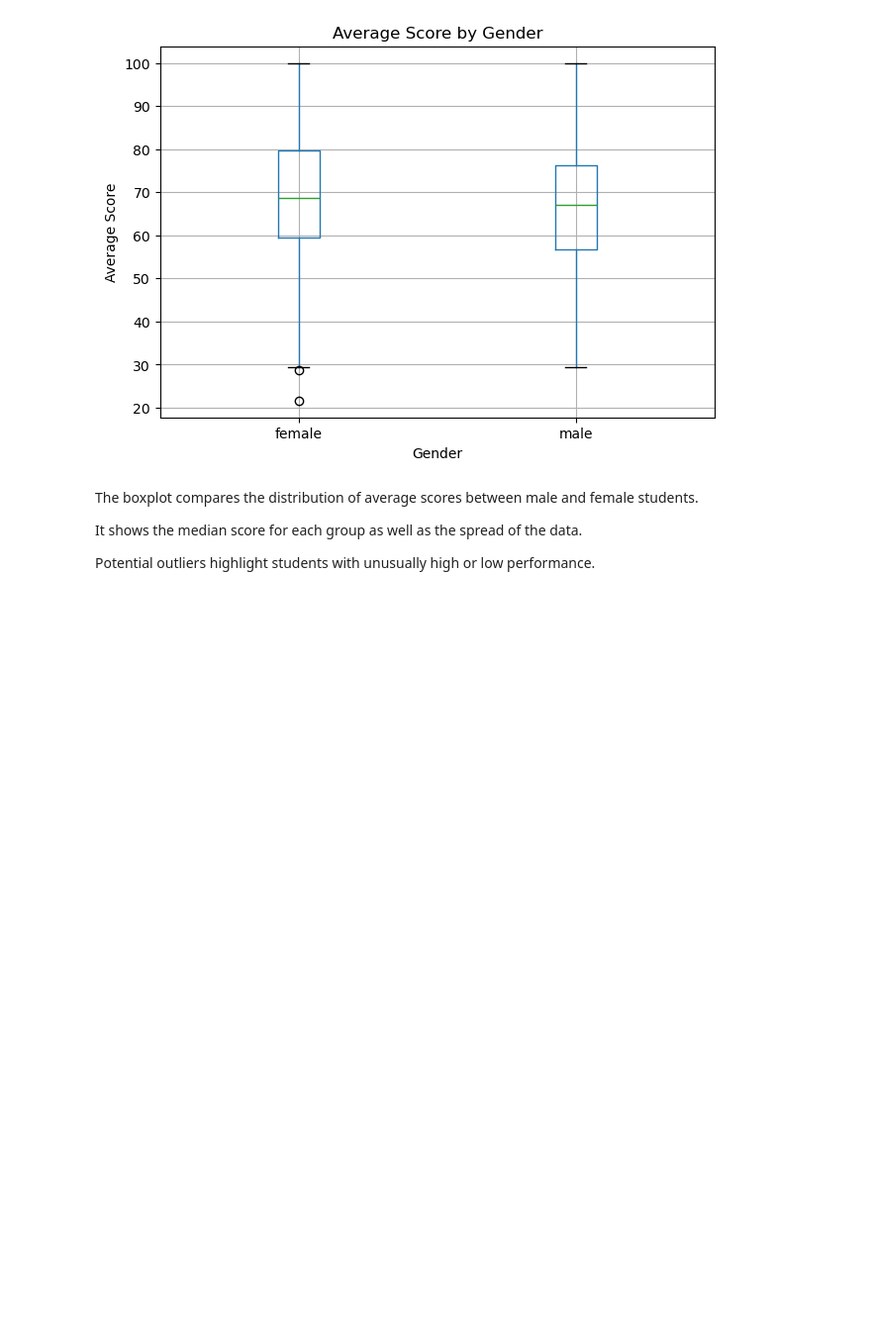
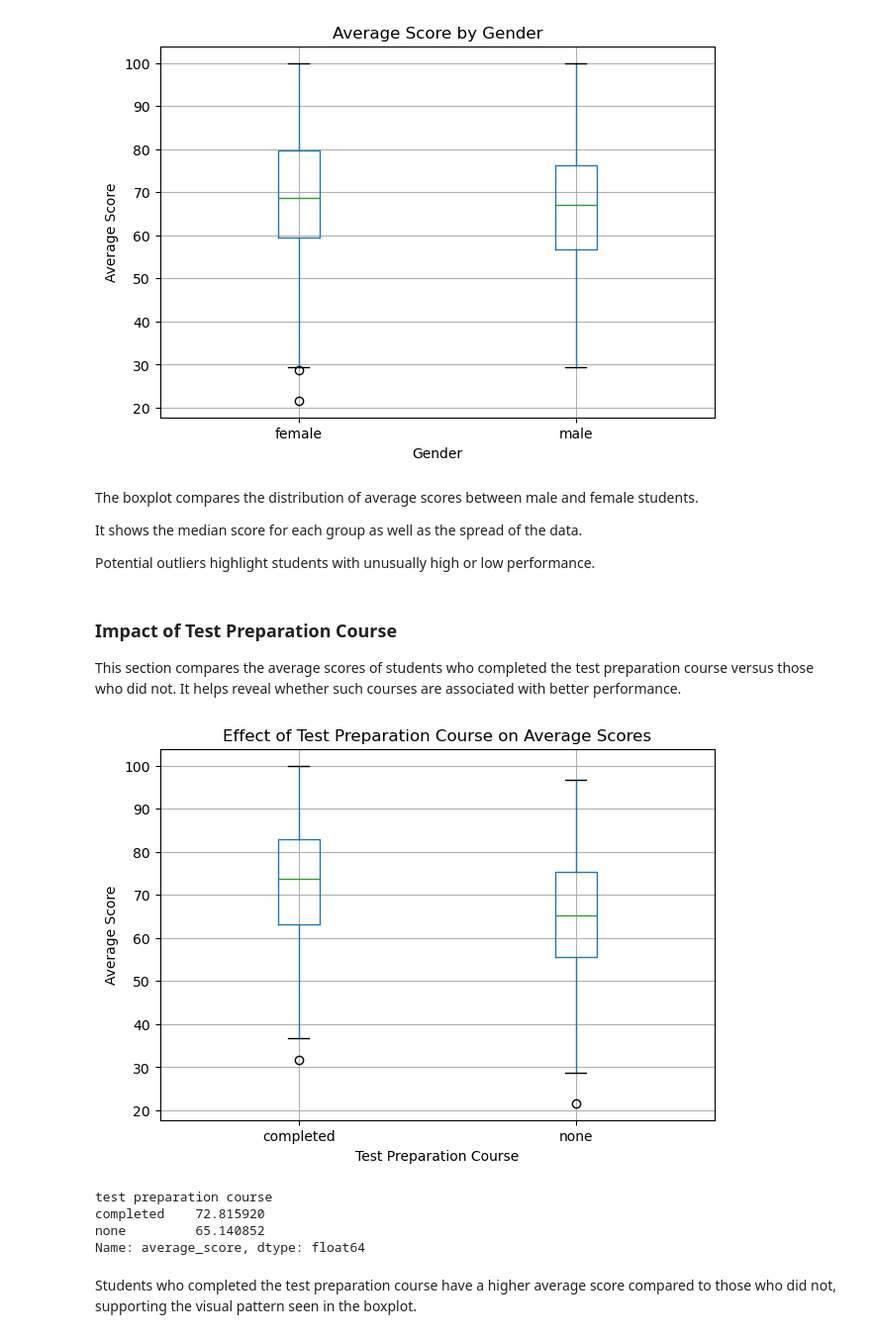
Before and after one commit to Amiralious/student-scores-analysis, a Jupyter notebook: analysis.ipynb, the cells around one changed output. Shown at 99% size. Cells and saved outputs as stored; diff of their text form; code cells hidden in the pictures; blank space fills up the shorter version.

Commit message:
Add group-wise mean comparison for test preparation course

```diff
--- a/analysis.ipynb
+++ b/analysis.ipynb
@@ -165,3 +165,29 @@ The boxplot compares the distribution of average scores between male and female
 It shows the median score for each group as well as the spread of the data.
 
 Potential outliers highlight students with unusually high or low performance.
+# %% [markdown]
+### Impact of Test Preparation Course
+
+This section compares the average scores of students who completed the test preparation course versus those who did not.
+It helps reveal whether such courses are associated with better performance.
+# %%
+import matplotlib.pyplot as plt
+
+df.boxplot(column="average_score", by="test preparation course", figsize=(7, 5))
+plt.title("Effect of Test Preparation Course on Average Scores")
+plt.suptitle("")
+plt.xlabel("Test Preparation Course")
+plt.ylabel("Average Score")
+plt.show()
+# %% [output]
+[figure, added]
+# %%
+df.groupby("test preparation course")["average_score"].mean()
+# %% [output]
+test preparation course
+completed    72.815920
+none         65.140852
+Name: average_score, dtype: float64
+# %% [markdown]
+Students who completed the test preparation course have a higher average score
+compared to those who did not, supporting the visual pattern seen in the boxplot.
```
Also changed, not shown: parts of 2 cells of this notebook.
